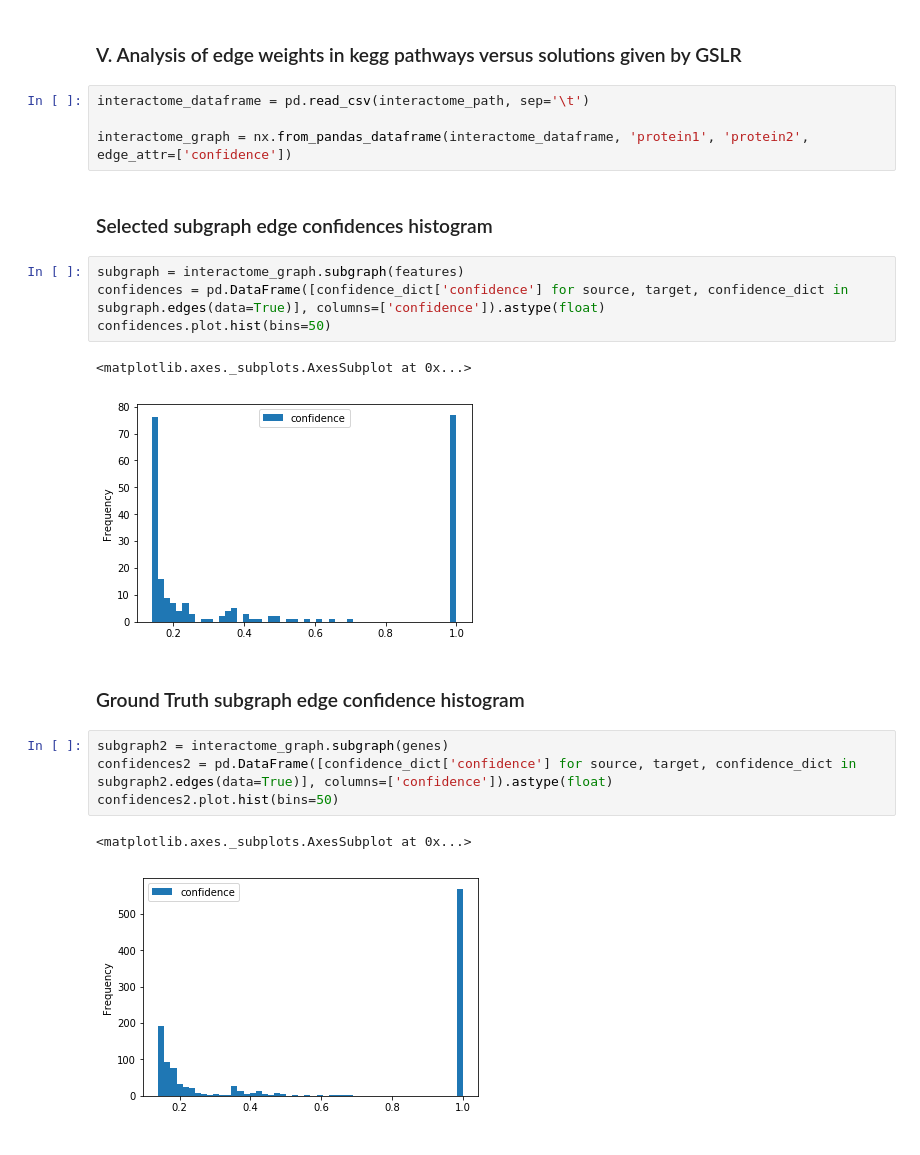
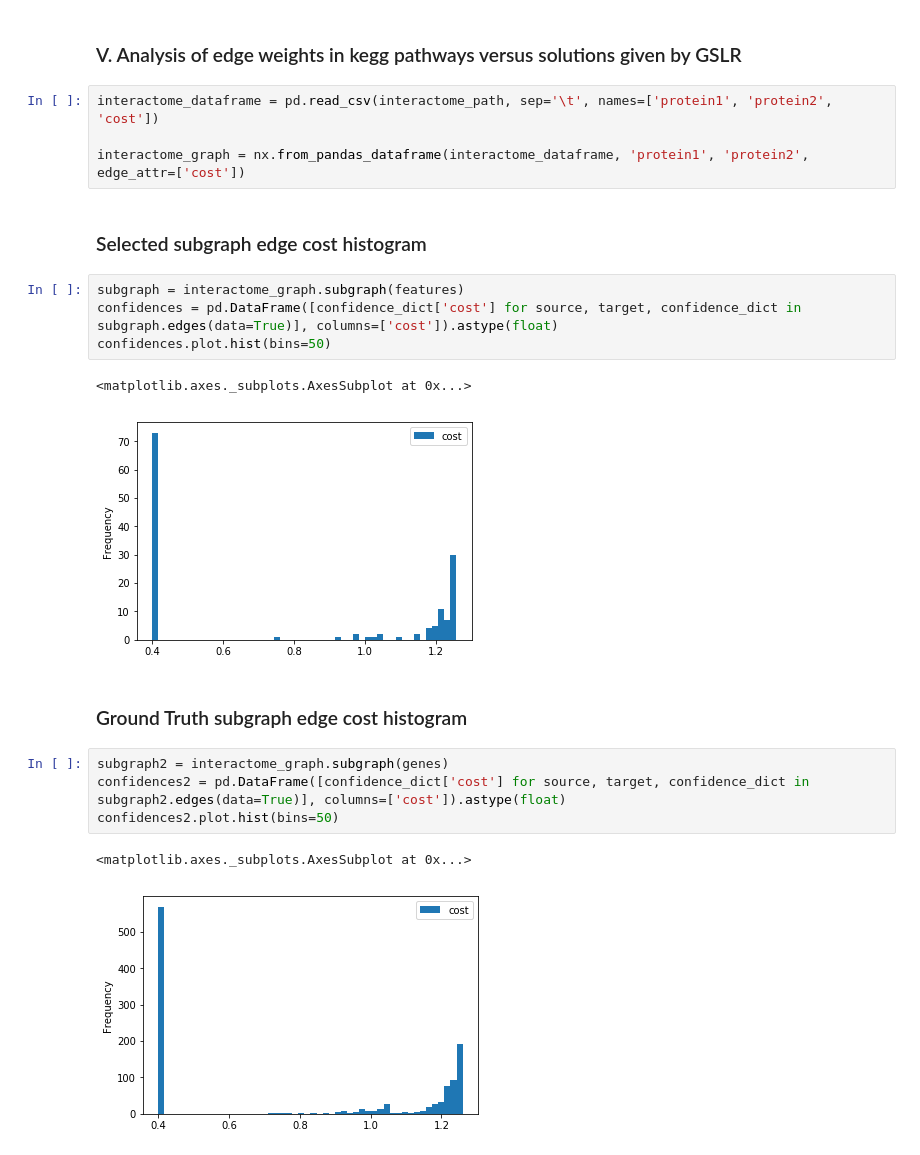
Before and after one commit to fraenkel-lab/GSLR, a Jupyter notebook: experiments/algorithms/gslr/GSLR.ipynb, the cells around one changed output. Saved outputs shown, nothing was run; the diff lists cells and outputs as text.

```diff
--- a/experiments/algorithms/gslr/GSLR.ipynb
+++ b/experiments/algorithms/gslr/GSLR.ipynb
@@ -187,24 +187,24 @@ venn3([set(features), set(genes), set(genes)|set(correlates)])
 # %% [markdown]
 ### V. Analysis of edge weights in kegg pathways versus solutions given by GSLR
 # %%
-interactome_dataframe = pd.read_csv(interactome_path, sep='\t')
+interactome_dataframe = pd.read_csv(interactome_path, sep='\t', names=['protein1', 'protein2', 'cost'])
 
-interactome_graph = nx.from_pandas_dataframe(interactome_dataframe, 'protein1', 'protein2', edge_attr=['confidence'])
+interactome_graph = nx.from_pandas_dataframe(interactome_dataframe, 'protein1', 'protein2', edge_attr=['cost'])
 # %% [markdown]
-### Selected subgraph edge confidences histogram
+### Selected subgraph edge cost histogram
 # %%
 subgraph = interactome_graph.subgraph(features)
-confidences = pd.DataFrame([confidence_dict['confidence'] for source, target, confidence_dict in subgraph.edges(data=True)], columns=['confidence']).astype(float)
+confidences = pd.DataFrame([confidence_dict['cost'] for source, target, confidence_dict in subgraph.edges(data=True)], columns=['cost']).astype(float)
 confidences.plot.hist(bins=50)
 # %% [output]
 <matplotlib.axes._subplots.AxesSubplot at 0x...>
-[figure, old version]
+[figure, new version]
 # %% [markdown]
-### Ground Truth subgraph edge confidence histogram
+### Ground Truth subgraph edge cost histogram
 # %%
 subgraph2 = interactome_graph.subgraph(genes)
-confidences2 = pd.DataFrame([confidence_dict['confidence'] for source, target, confidence_dict in subgraph2.edges(data=True)], columns=['confidence']).astype(float)
+confidences2 = pd.DataFrame([confidence_dict['cost'] for source, target, confidence_dict in subgraph2.edges(data=True)], columns=['cost']).astype(float)
 confidences2.plot.hist(bins=50)
 # %% [output]
 <matplotlib.axes._subplots.AxesSubplot at 0x...>
-[figure, old version]
+[figure, new version]
```
Also changed, not shown: parts of 4 cells of this notebook, 3 other files.
